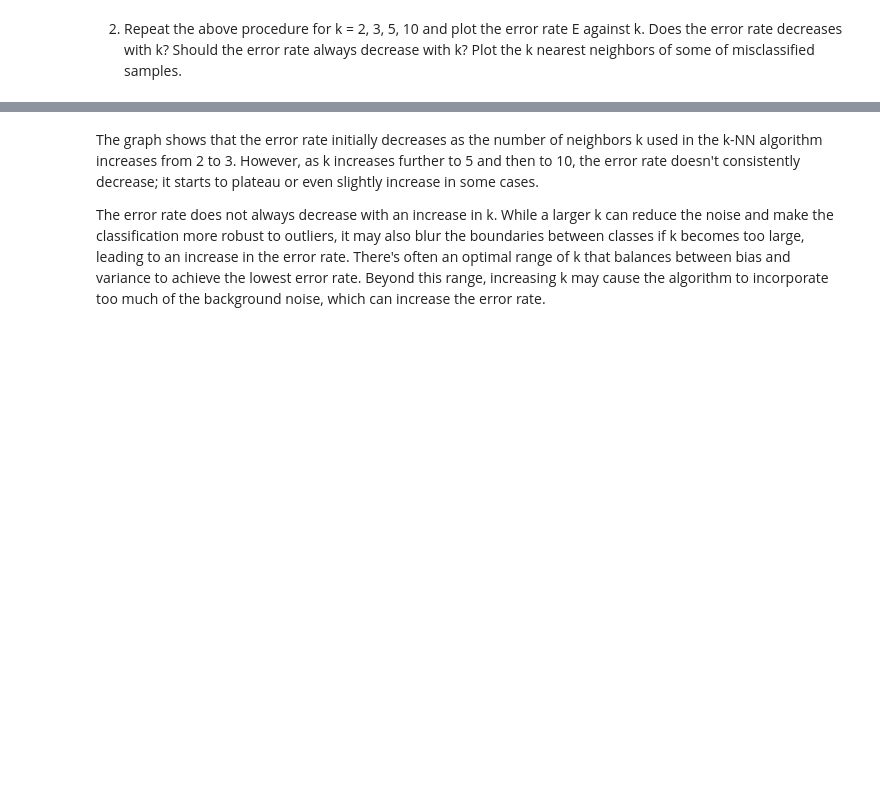
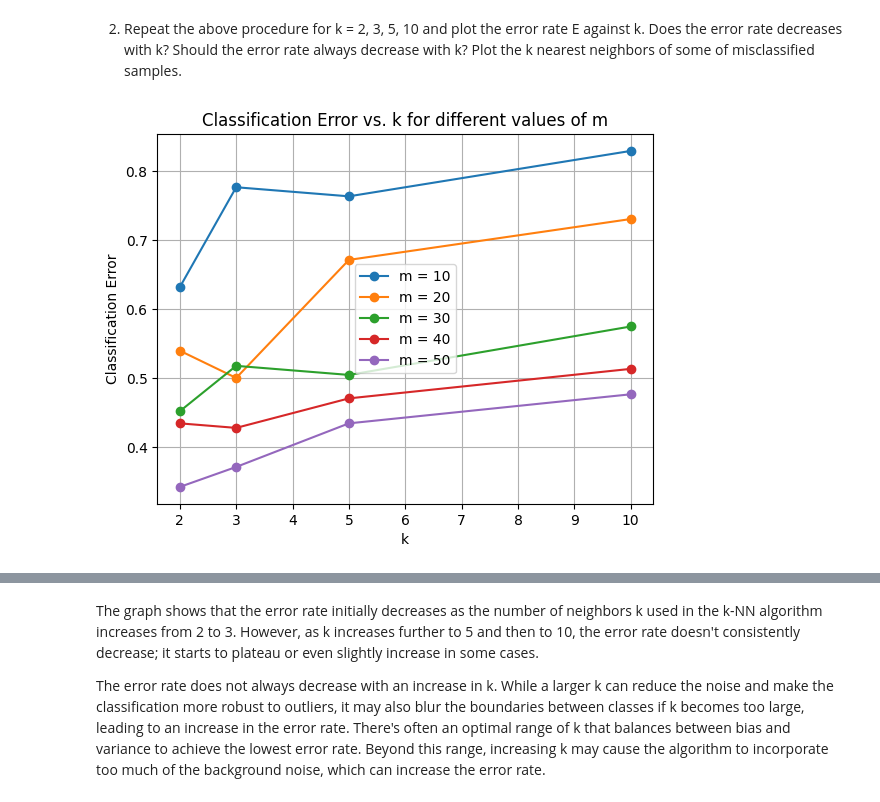
Before and after one commit to tanaynayak/ece638-dl, a Jupyter notebook: hw1/hw1.ipynb, the cells around one changed output, grey strips where cells are left out. Cells and saved outputs as stored; diff of their text form; code cells hidden in the pictures; blank space fills up the shorter version.

```diff
--- a/hw1/hw1.ipynb
+++ b/hw1/hw1.ipynb
@@ -87,3 +87,55 @@ This is observed because increasing the number of training samples provides the
 2. Repeat the above procedure for k = 2, 3, 5, 10 and plot the error rate E against k.
 Does the error rate decreases with k? Should the error rate always decrease with k?
 Plot the k nearest neighbors of some of misclassiﬁed samples.
+# %%
+m_values = [10, 20, 30, 40, 50]
+k_values = [2, 3, 5, 10]
+
+classification_errors = {m: [] for m in m_values}
+
+for m in m_values:
+    errors_for_m = []
+    for k in k_values:
+        train_features = []
+        train_labels = []
+        test_features = []
+        test_labels = []
+
+        # Your data preparation process here
+        for i in range(38):
+            indices = np.where(labels == i+1)[0]
+            train_indices = np.random.choice(indices, size=m, replace=False)
+            train_features.extend(features[train_indices])
+            train_labels.extend(labels[train_indices])
+
+        train_features = np.array(train_features)
+        train_labels = np.array(train_labels)
+
+        test_indices = np.random.choice(len(train_features), size=int(0.2 * len(train_features)), replace=False)
+        test_features = train_features[test_indices]
+        test_labels = train_labels[test_indices]
+
+        train_features = np.delete(train_features, test_indices, axis=0)
+        train_labels = np.delete(train_labels, test_indices)
+
+        knn = KNeighborsClassifier(n_neighbors=k, metric='euclidean')
+        knn.fit(train_features, train_labels)
+        test_predictions = knn.predict(test_features)
+
+        classification_error = 1 - accuracy_score(test_labels, test_predictions)
+        errors_for_m.append(classification_error)
+
+    classification_errors[m] = errors_for_m
+
+# Plotting
+for m, errors in classification_errors.items():
+    plt.plot(k_values, errors, label=f'm = {m}', marker='o')
+
+plt.xlabel('k')
+plt.ylabel('Classification Error')
+plt.title('Classification Error vs. k for different values of m')
+plt.legend()
+plt.grid(True)
+plt.show()
+# %% [output]
+[figure, added]
```
Also changed, not shown: parts of 7 cells of this notebook.
